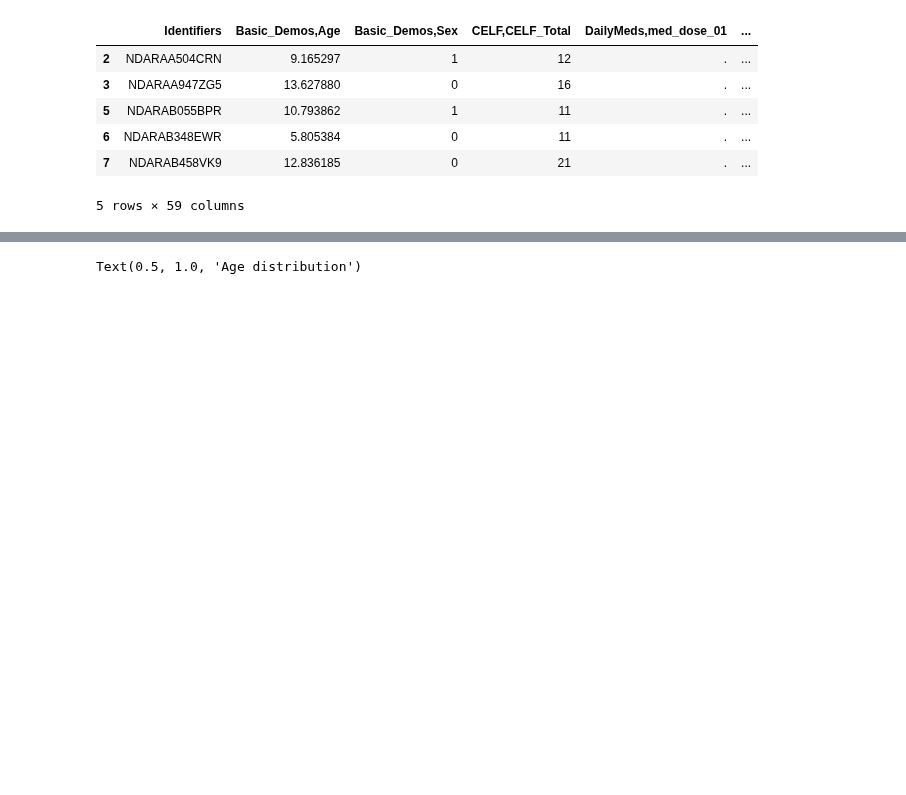
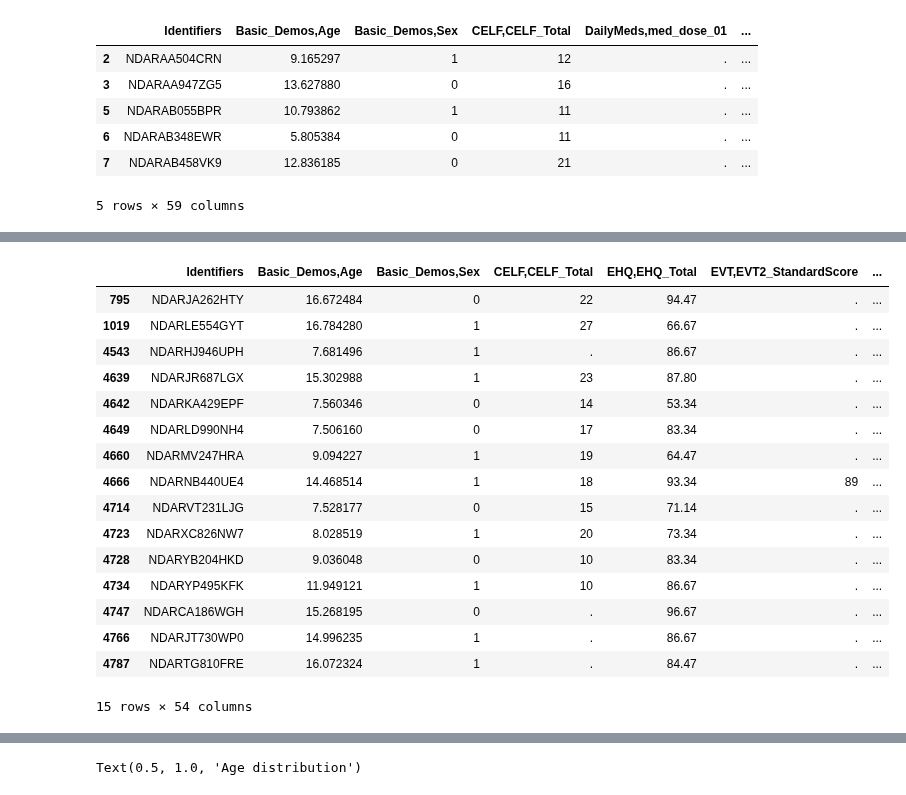
Before and after one commit to cristinarainich/Child-Mind-Institute-Project, a Jupyter notebook: Pheno_data.ipynb, the cells around one changed output, grey strips where cells are left out. Cells and saved outputs as stored; diff of their text form; code cells hidden in the pictures; blank space fills up the shorter version.

```diff
--- a/Pheno_data.ipynb
+++ b/Pheno_data.ipynb
@@ -620,0 +696,27 @@ data_filtered.head()
+# %%
+# 62 people out of clinical pool don't have WISC tests
+data_filtered[
+    (data_filtered['WISC,WISC_FSIQ'] == '.') &
+    (data_filtered['Basic_Demos,Age'] < 17) &
+    (data_filtered['Basic_Demos,Age'] > 6) &
+    (data_filtered['Diagnosis'] != 0) &
+    (data_filtered['DD'] != 0)
+    ]
+# %% [output]
+|  | Identifiers | Basic_Demos,Age | Basic_Demos,Sex | CELF,CELF_Total | EHQ,EHQ_Total | EVT,EVT2_StandardScore | ... |
+| 795 | NDARJA262HTY | 16.672484 | 0 | 22 | 94.47 | . | ... |
+| 1019 | NDARLE554GYT | 16.784280 | 1 | 27 | 66.67 | . | ... |
+| 4543 | NDARHJ946UPH | 7.681496 | 1 | . | 86.67 | . | ... |
+| 4639 | NDARJR687LGX | 15.302988 | 1 | 23 | 87.80 | . | ... |
+| 4642 | NDARKA429EPF | 7.560346 | 0 | 14 | 53.34 | . | ... |
+| 4649 | NDARLD990NH4 | 7.506160 | 0 | 17 | 83.34 | . | ... |
+| 4660 | NDARMV247HRA | 9.094227 | 1 | 19 | 64.47 | . | ... |
+| 4666 | NDARNB440UE4 | 14.468514 | 1 | 18 | 93.34 | 89 | ... |
+| 4714 | NDARVT231LJG | 7.528177 | 0 | 15 | 71.14 | . | ... |
+| 4723 | NDARXC826NW7 | 8.028519 | 1 | 20 | 73.34 | . | ... |
+| 4728 | NDARYB204HKD | 9.036048 | 0 | 10 | 83.34 | . | ... |
+| 4734 | NDARYP495KFK | 11.949121 | 1 | 10 | 86.67 | . | ... |
+| 4747 | NDARCA186WGH | 15.268195 | 0 | . | 96.67 | . | ... |
+| 4766 | NDARJT730WP0 | 14.996235 | 1 | . | 86.67 | . | ... |
+| 4787 | NDARTG810FRE | 16.072324 | 1 | . | 84.47 | . | ... |
+15 rows × 54 columns
```
Also changed, not shown: parts of 15 cells of this notebook.
